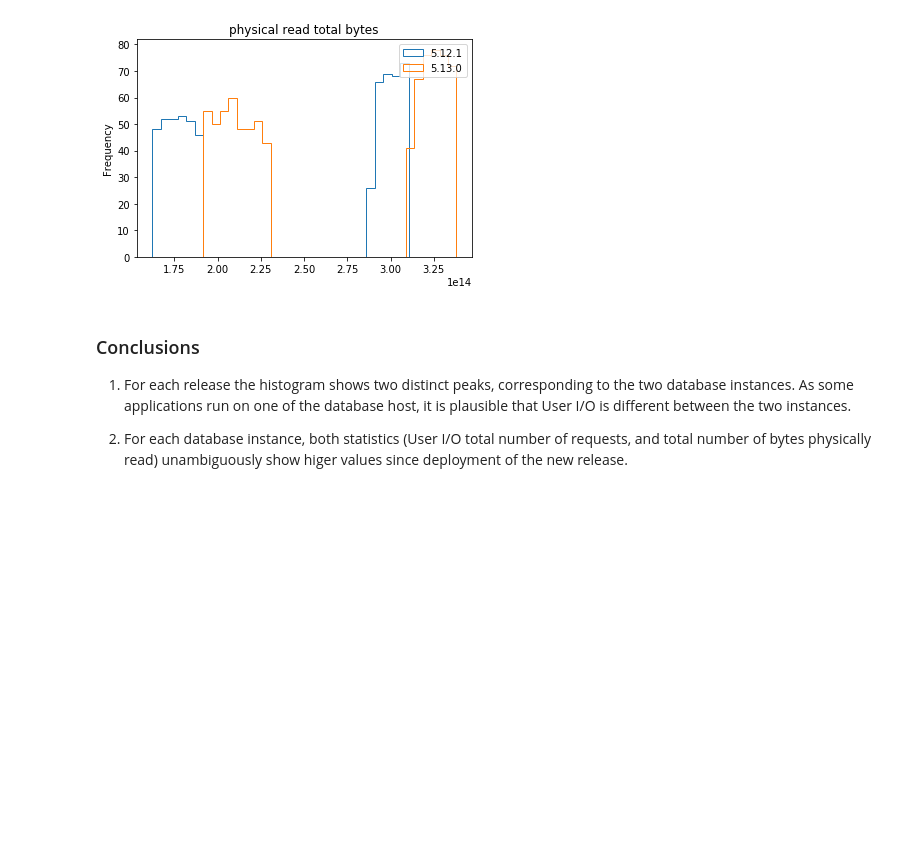
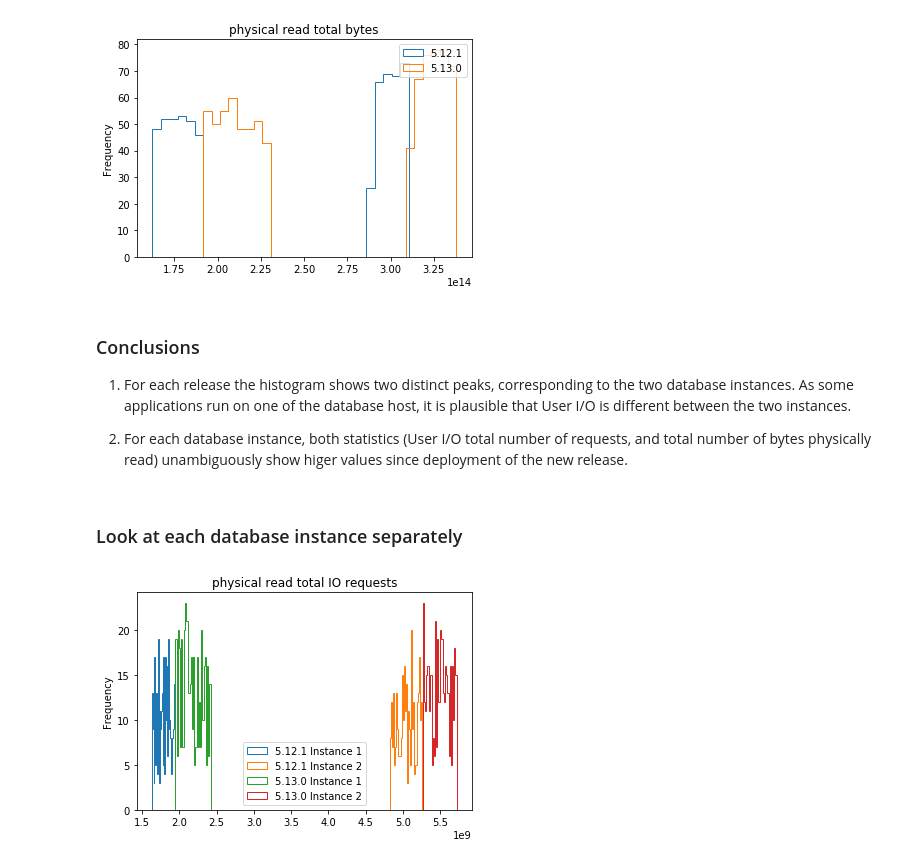
Before and after one commit to mbassi1364/CAS-Applied-Data-Science, a Jupyter notebook: Peer-Consulting-Project/analysis/notebooks/cus5130-userio.ipynb, the cells around one changed output. Drawn from its saved outputs; the diff is of its cells as text; code cells hidden in the pictures; blank space fills up the shorter version.

```diff
--- a/Peer-Consulting-Project/analysis/notebooks/cus5130-userio.ipynb
+++ b/Peer-Consulting-Project/analysis/notebooks/cus5130-userio.ipynb
@@ -191,3 +189,25 @@ plt.show()
 1. For each release the histogram shows two distinct peaks, corresponding to the two database instances. As some applications run on one of the database host, it is plausible that User I/O is different between the two instances.
 
 2. For each database instance, both statistics (User I/O total number of requests, and total number of bytes physically read) unambiguously show higer values since deployment of the new release.
+# %% [markdown]
+### Look at each database instance separately
+# %%
+df5121_1 = df5121[df5121.instance == 1]
+df5121_2 = df5121[df5121.instance == 2]
+df5130_1 = df5130[df5130.instance == 1]
+df5130_2 = df5130[df5130.instance == 2]
+
+plt.figure()
+df5121_1[df5121_1.stat=='physical read total IO requests']['value'].plot(
+    kind="hist",bins=30,fill=False,histtype='step',label='5.12.1 Instance 1')
+df5121_2[df5121_2.stat=='physical read total IO requests']['value'].plot(
+    kind="hist",bins=30,fill=False,histtype='step',label='5.12.1 Instance 2')
+df5130_1[df5130_1.stat=='physical read total IO requests']['value'].plot(
+    kind="hist",bins=30,fill=False,histtype='step',label='5.13.0 Instance 1')
+df5130_2[df5130_2.stat=='physical read total IO requests']['value'].plot(
+    kind="hist",bins=30,fill=False,histtype='step',label='5.13.0 Instance 2')
+plt.title('physical read total IO requests')
+plt.legend()
+plt.show()
+# %% [output]
+[figure, added]
```
Also changed, not shown: parts of 8 cells of this notebook.
